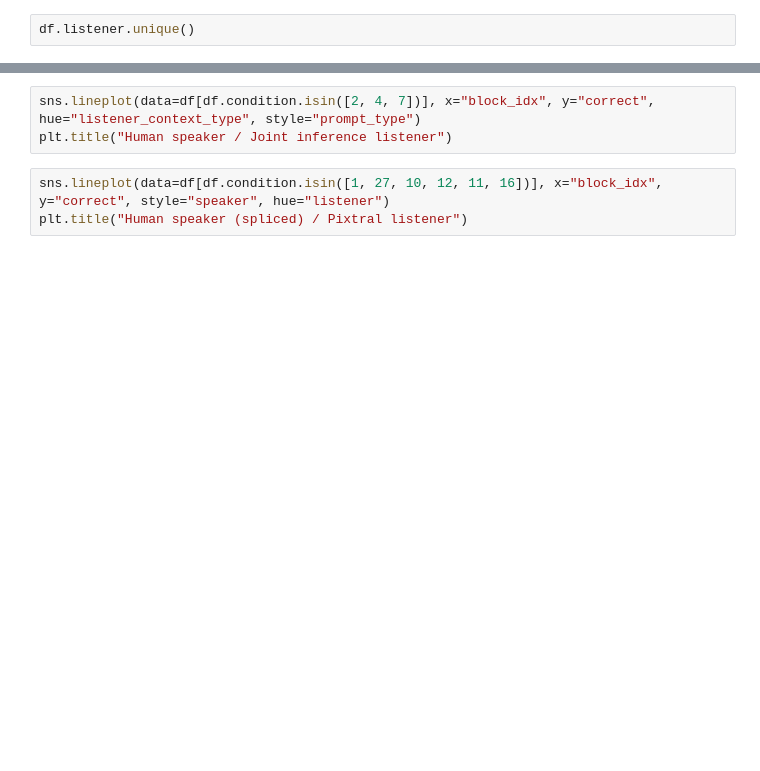
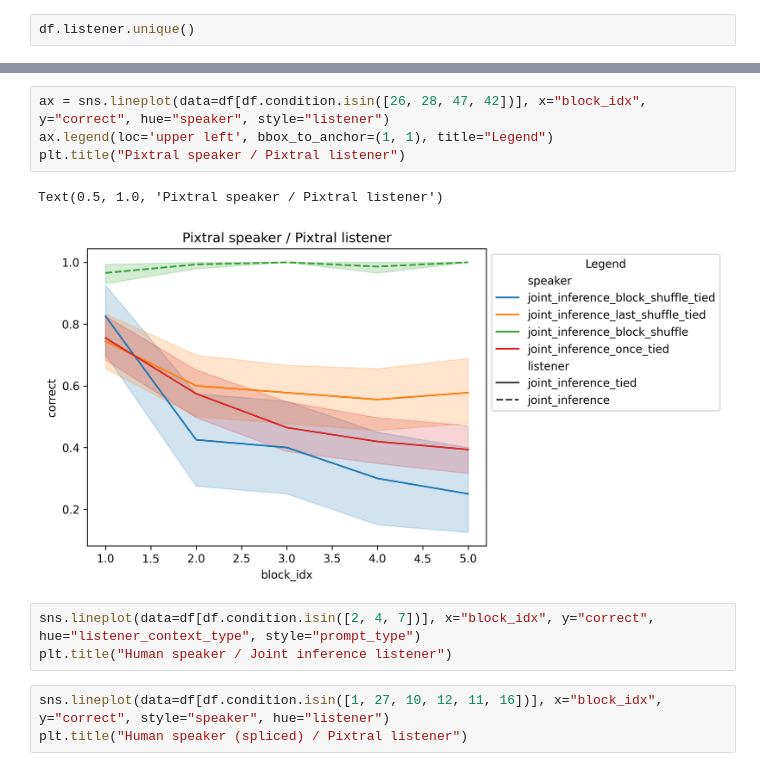
Before and after one commit to saujasv/learning-conventions, a Jupyter notebook: notebooks/analysis.ipynb, the cells around one changed output, grey strips where cells are left out. Saved outputs shown, nothing was run; the diff lists cells and outputs as text; blank space fills up the shorter version.

```diff
--- a/notebooks/analysis.ipynb
+++ b/notebooks/analysis.ipynb
@@ -223,3 +240,10 @@ Text(0.5, 1.0, 'Human speaker / Pixtral listener')
+# %%
+ax = sns.lineplot(data=df[df.condition.isin([26, 28, 47, 42])], x="block_idx", y="correct", hue="speaker", style="listener")
+ax.legend(loc='upper left', bbox_to_anchor=(1, 1), title="Legend")
+plt.title("Pixtral speaker / Pixtral listener")
+# %% [output]
+Text(0.5, 1.0, 'Pixtral speaker / Pixtral listener')
+[figure, added]
 # %%
 sns.lineplot(data=df[df.condition.isin([2, 4, 7])], x="block_idx", y="correct", hue="listener_context_type", style="prompt_type")
 plt.title("Human speaker / Joint inference listener")
```
Also changed, not shown: parts of 23 cells of this notebook.
